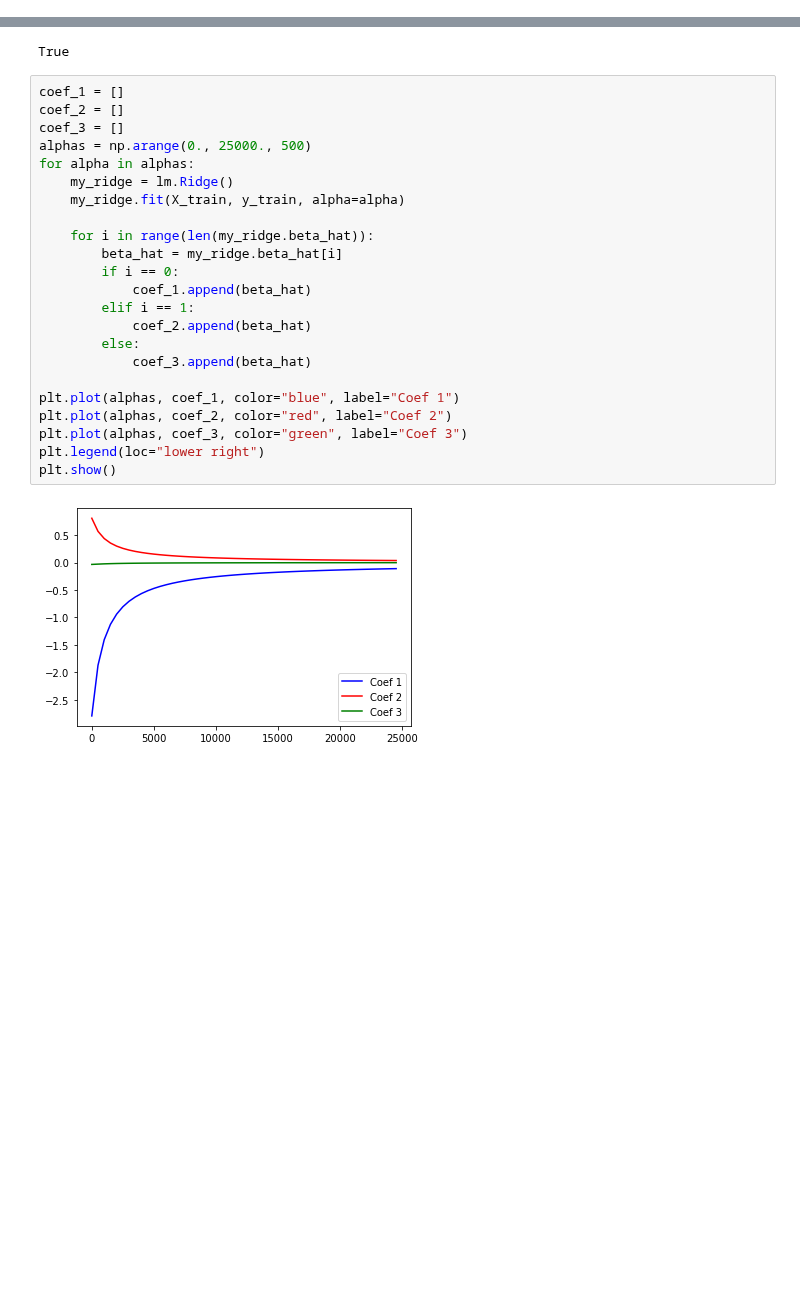
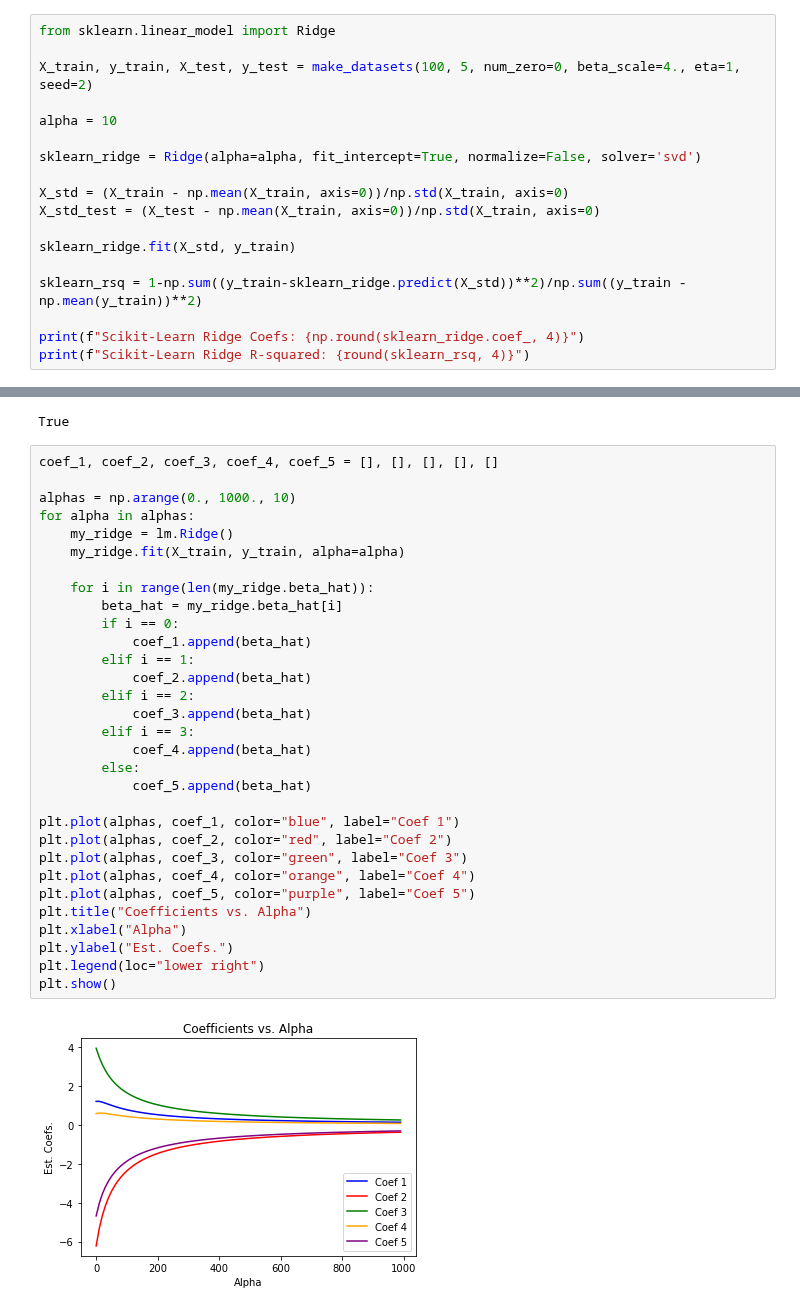
Before and after one commit to jkclem/duct-taped-ml, a Jupyter notebook: supervised/parametric/LinearModels/OLS Explanation and Demonstration.ipynb, the cells around one changed output, grey strips where cells are left out. Saved outputs shown, nothing was run; the diff lists cells and outputs as text; blank space fills up the shorter version.

Commit message:
Working on linear model explanation file.

```diff
--- a/supervised/parametric/LinearModels/OLS Explanation and Demonstration.ipynb
+++ b/supervised/parametric/LinearModels/OLS Explanation and Demonstration.ipynb
@@ -119,3 +119,21 @@ plt.show()
 [figure]
 # %% [markdown]
 # Ridge
+# %%
+from sklearn.linear_model import Ridge
+
+X_train, y_train, X_test, y_test = make_datasets(100, 5, num_zero=0, beta_scale=4., eta=1, seed=2)
+
+alpha = 10
+
+sklearn_ridge = Ridge(alpha=alpha, fit_intercept=True, normalize=False, solver='svd')
+
+X_std = (X_train - np.mean(X_train, axis=0))/np.std(X_train, axis=0)
+X_std_test = (X_test - np.mean(X_train, axis=0))/np.std(X_train, axis=0)
+
+sklearn_ridge.fit(X_std, y_train)
+
+sklearn_rsq = 1-np.sum((y_train-sklearn_ridge.predict(X_std))**2)/np.sum((y_train - np.mean(y_train))**2)
+
+print(f"Scikit-Learn Ridge Coefs: {np.round(sklearn_ridge.coef_, 4)}")
+print(f"Scikit-Learn Ridge R-squared: {round(sklearn_rsq, 4)}")
@@ -151,27 +154,35 @@ print(np.allclose(my_ridge.beta_hat, sklearn_ridge.coef_))
 # %% [output]
 True
 # %%
-coef_1 = []
-coef_2 = []
-coef_3 = []
-alphas = np.arange(0., 25000., 500)
+coef_1, coef_2, coef_3, coef_4, coef_5 = [], [], [], [], []
+
+alphas = np.arange(0., 1000., 10)
 for alpha in alphas:
     my_ridge = lm.Ridge()
     my_ridge.fit(X_train, y_train, alpha=alpha)
 
     for i in range(len(my_ridge.beta_hat)):
         beta_hat = my_ridge.beta_hat[i]
         if i == 0:
             coef_1.append(beta_hat)
         elif i == 1:
             coef_2.append(beta_hat)
+        elif i == 2:
+            coef_3.append(beta_hat)
+        elif i == 3:
+            coef_4.append(beta_hat)
         else:
-            coef_3.append(beta_hat)
+            coef_5.append(beta_hat)
 
 plt.plot(alphas, coef_1, color="blue", label="Coef 1")
 plt.plot(alphas, coef_2, color="red", label="Coef 2")
 plt.plot(alphas, coef_3, color="green", label="Coef 3")
+plt.plot(alphas, coef_4, color="orange", label="Coef 4")
+plt.plot(alphas, coef_5, color="purple", label="Coef 5")
+plt.title("Coefficients vs. Alpha")
+plt.xlabel("Alpha")
+plt.ylabel("Est. Coefs.")
 plt.legend(loc="lower right")
 plt.show()
 # %% [output]
-[figure, old version]
+[figure, new version]
```
Also changed, not shown: parts of 8 cells of this notebook.
